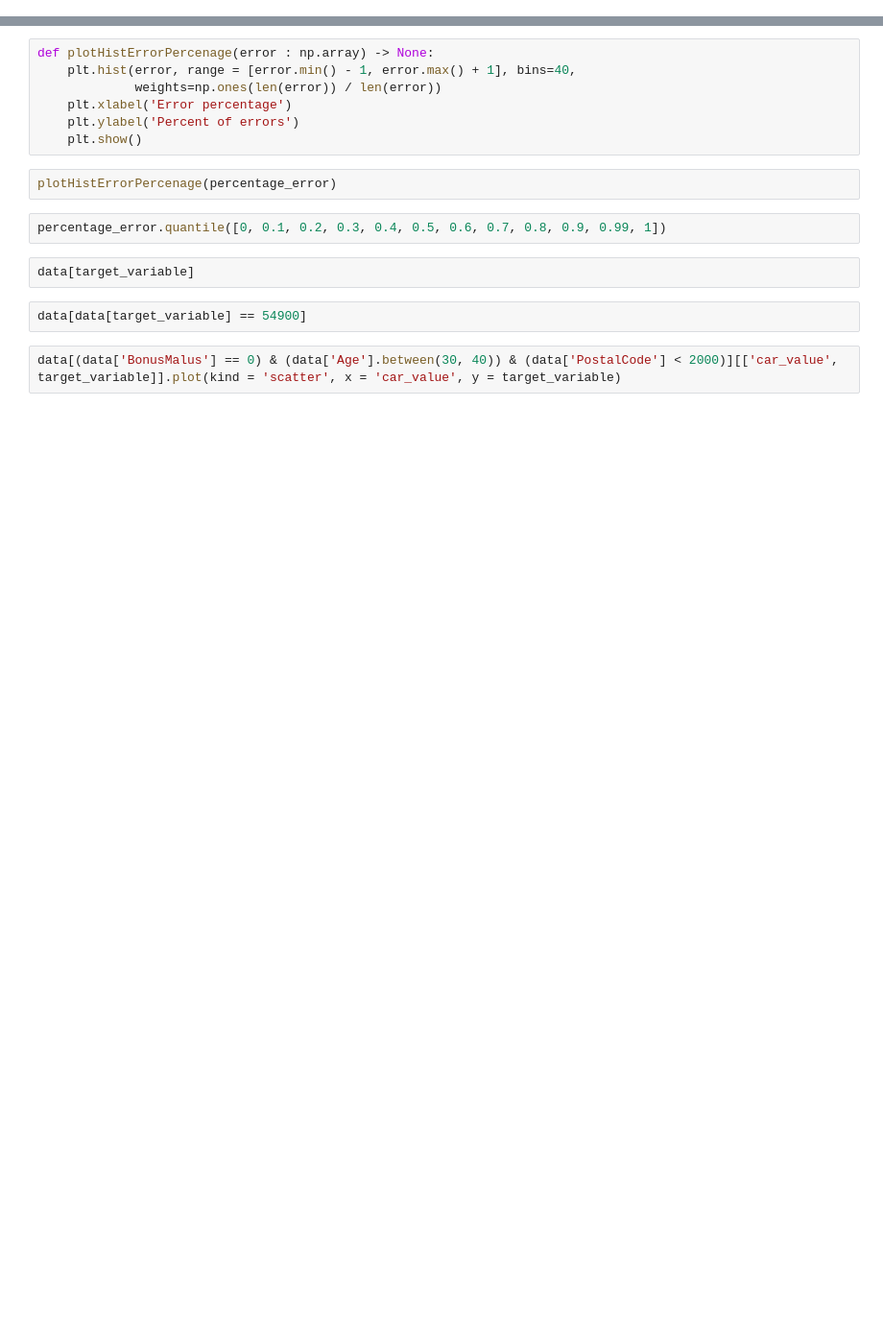
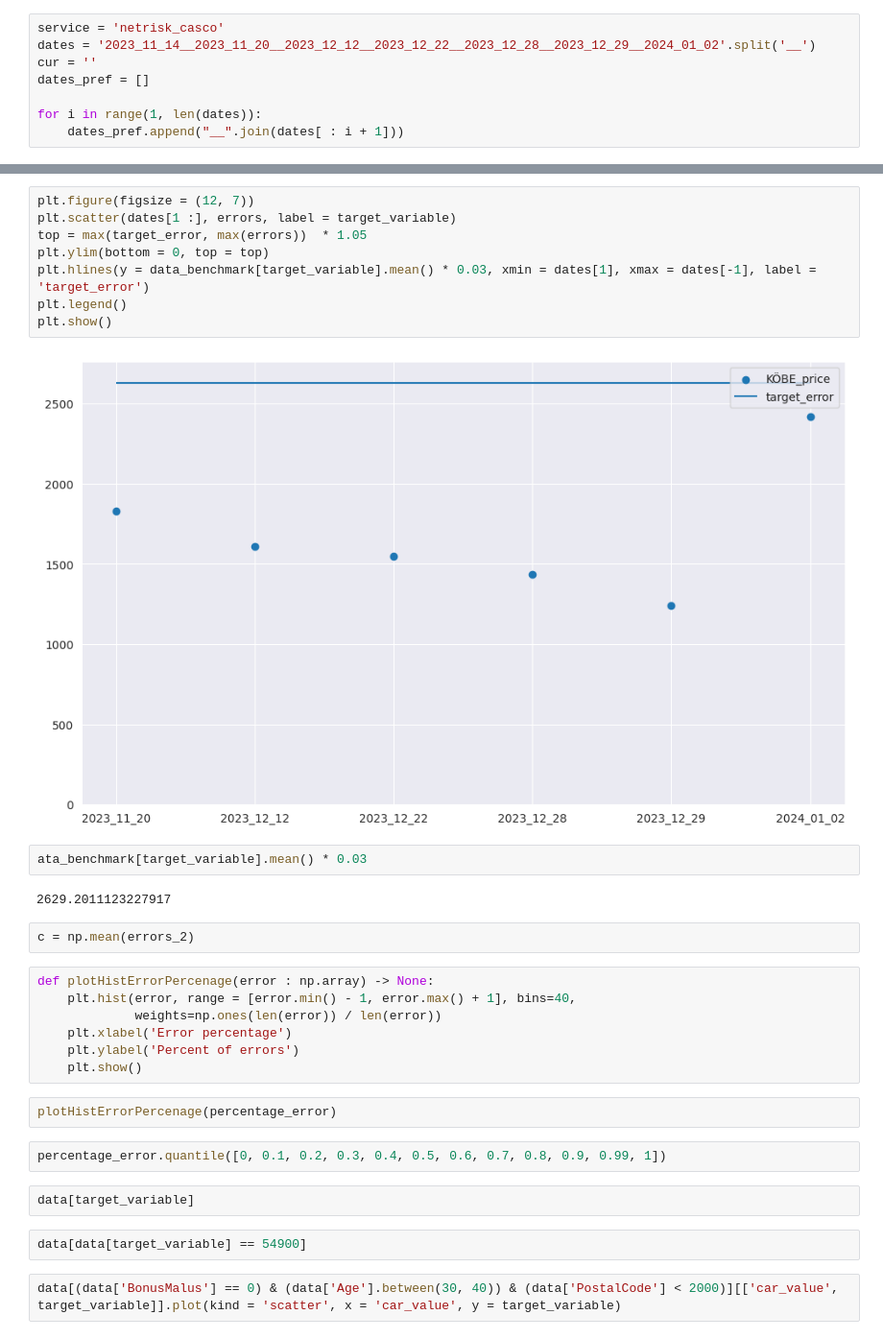
Before and after one commit to asdasde/market_models, a Jupyter notebook: notebooks/3_model_analysis.ipynb, the cells around one changed output, grey strips where cells are left out. Shown at 96% size. Saved outputs shown, nothing was run; the diff lists cells and outputs as text; blank space fills up the shorter version.

```diff
--- a/notebooks/3_model_analysis.ipynb
+++ b/notebooks/3_model_analysis.ipynb
@@ -13 +15,9 @@ import market_models.src.models.predict_model as pm
 import market_models.src.utils as utils
+# %%
+service = 'netrisk_casco'
+dates = '2023_11_14__2023_11_20__2023_12_12__2023_12_22__2023_12_28__2023_12_29__2024_01_02'.split('__')
+cur = ''
+dates_pref = []
+
+for i in range(1, len(dates)):
+    dates_pref.append("__".join(dates[ : i + 1]))
@@ -31,3 +101,19 @@ percentage_error = errors / data[target_variable] * 100
+# %%
+plt.figure(figsize = (12, 7))
+plt.scatter(dates[1 :], errors, label = target_variable)
+top = max(target_error, max(errors))  * 1.05
+plt.ylim(bottom = 0, top = top)
+plt.hlines(y = data_benchmark[target_variable].mean() * 0.03, xmin = dates[1], xmax = dates[-1], label = 'target_error')
+plt.legend()
+plt.show()
+# %% [output]
+[figure, added]
+# %%
+ata_benchmark[target_variable].mean() * 0.03
+# %% [output]
+2629.2011123227917
+# %%
+c = np.mean(errors_2)
 # %%
 def plotHistErrorPercenage(error : np.array) -> None:
     plt.hist(error, range = [error.min() - 1, error.max() + 1], bins=40,
```
Also changed, not shown: parts of 4 cells of this notebook, 6 other files.
